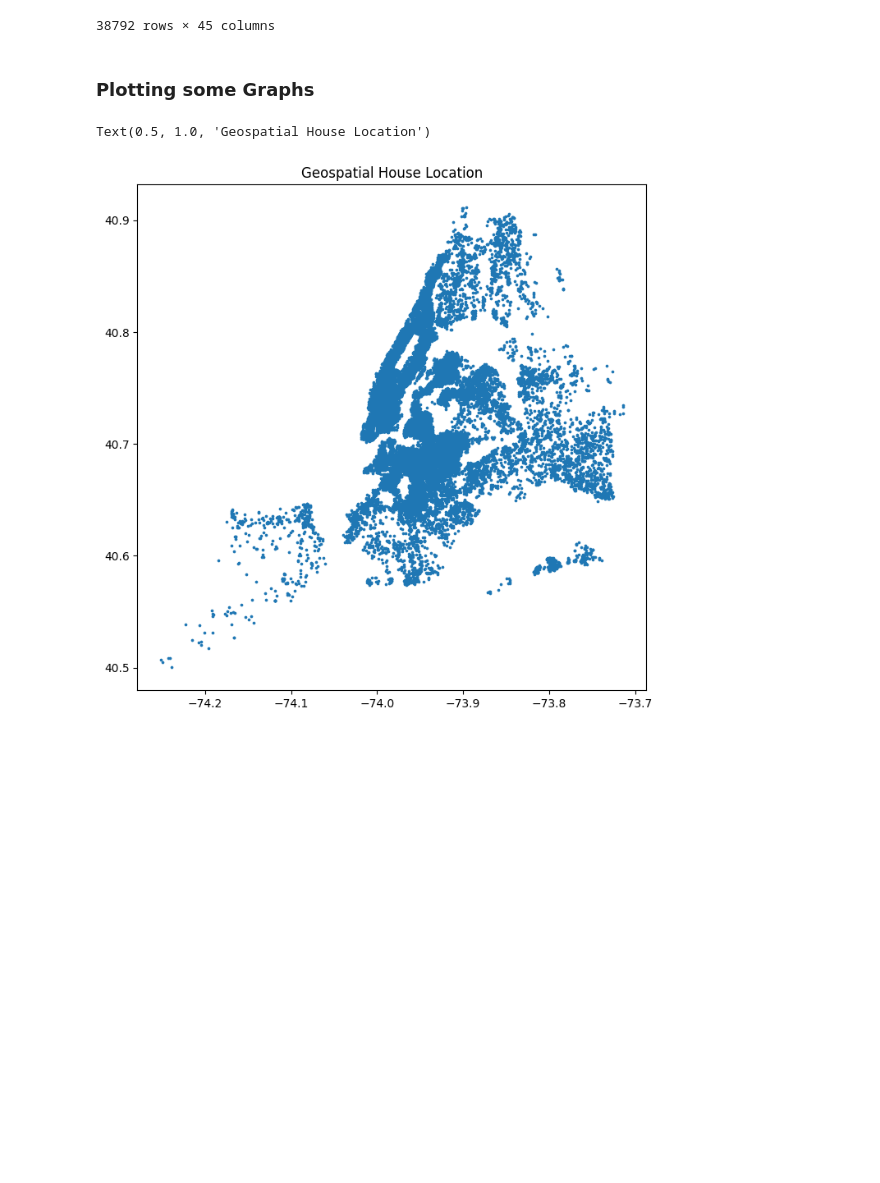
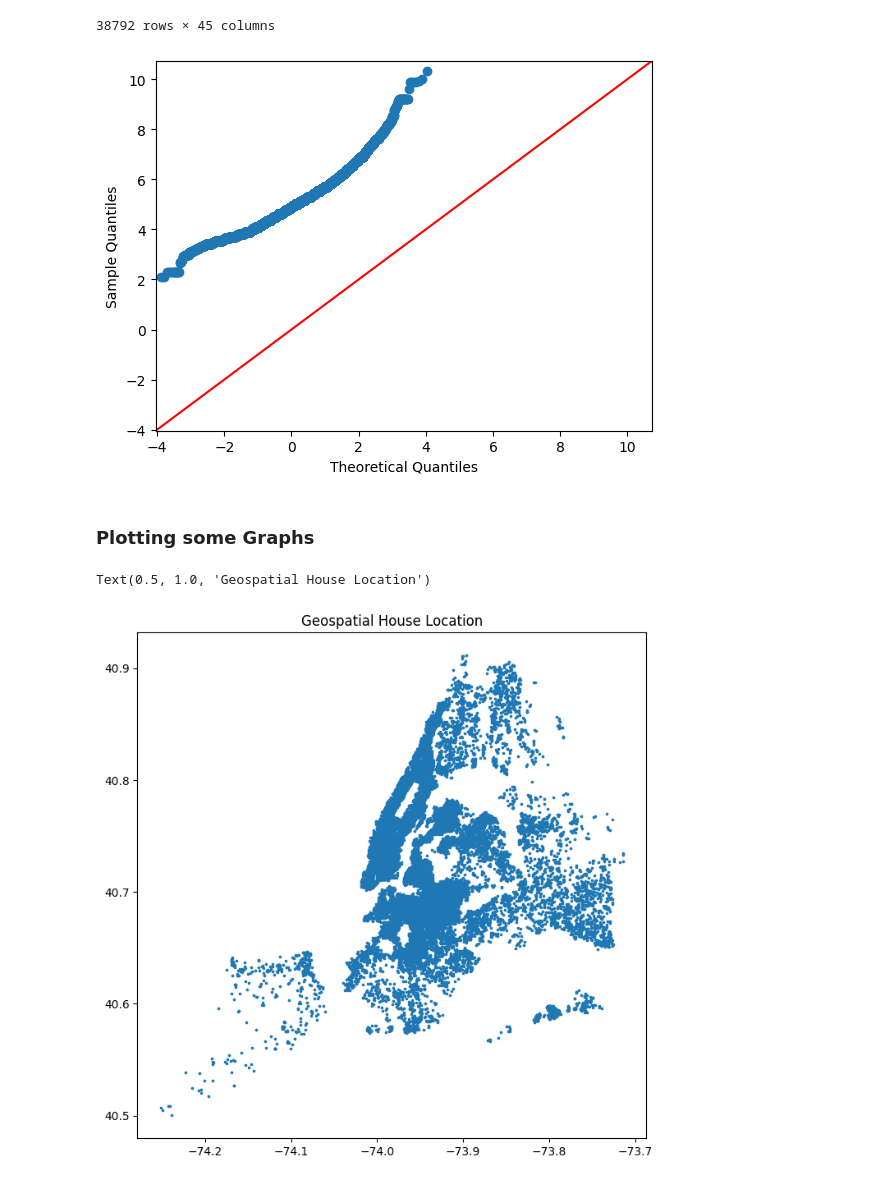
Before and after one commit to Jacopo21/AirbPrice_ML, a Jupyter notebook: airbnb.ipynb, the cells around one changed output. Drawn from its saved outputs; the diff is of its cells as text; code cells hidden in the pictures; blank space fills up the shorter version.

```diff
--- a/airbnb.ipynb
+++ b/airbnb.ipynb
@@ -120,3 +125,9 @@ airbnb2
 | 38790 | 90% | 100% | t | https://a0.muscache.com/im/pictur... | 2.0 | ... |
 | 38791 | 90% | 100% | t | https://a0.muscache.com/im/pictur... | 2.0 | ... |
 38792 rows × 45 columns
+# %%
+import pylab as py
+sm.qqplot(airbnb2['ln_price'], line ='45')
+py.show()
+# %% [output]
+[figure, added]
```
Also changed, not shown: parts of 11 cells of this notebook.
